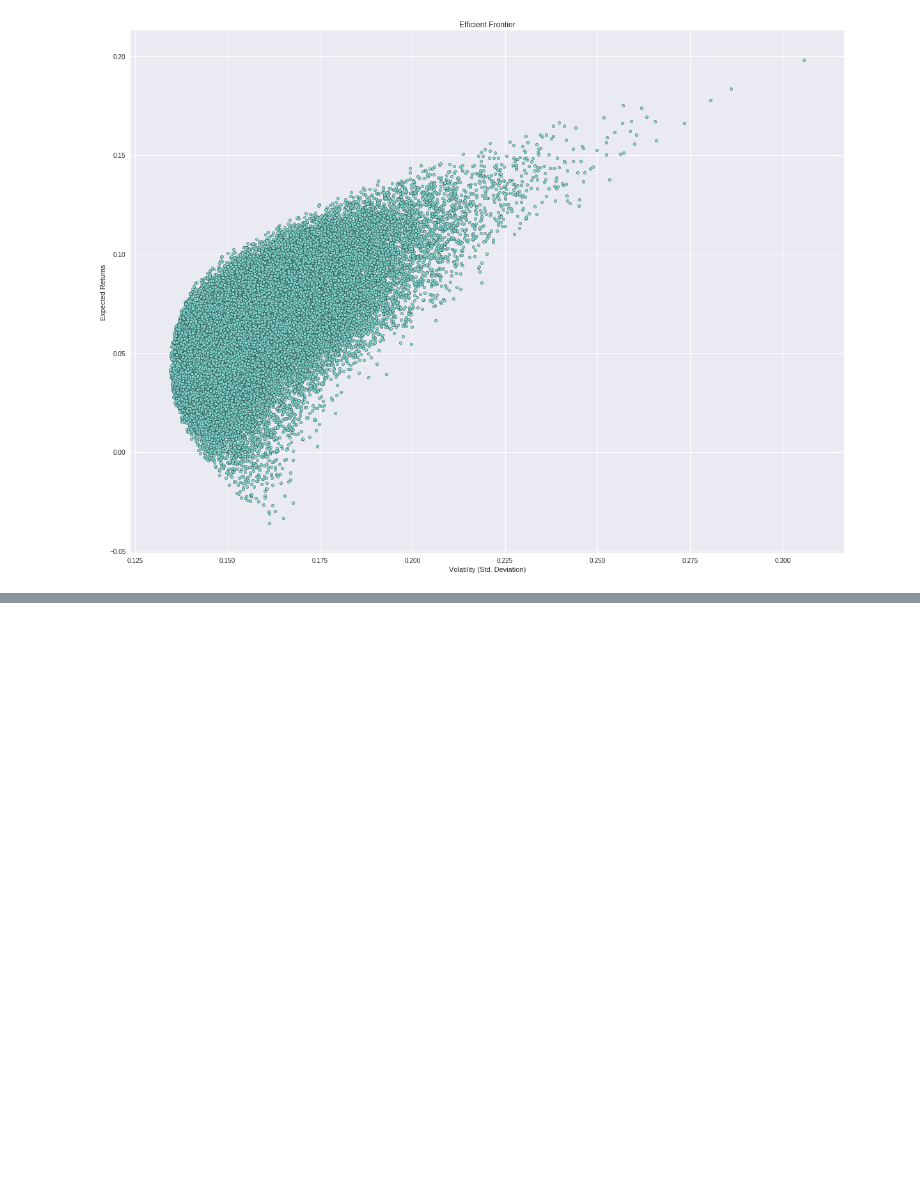
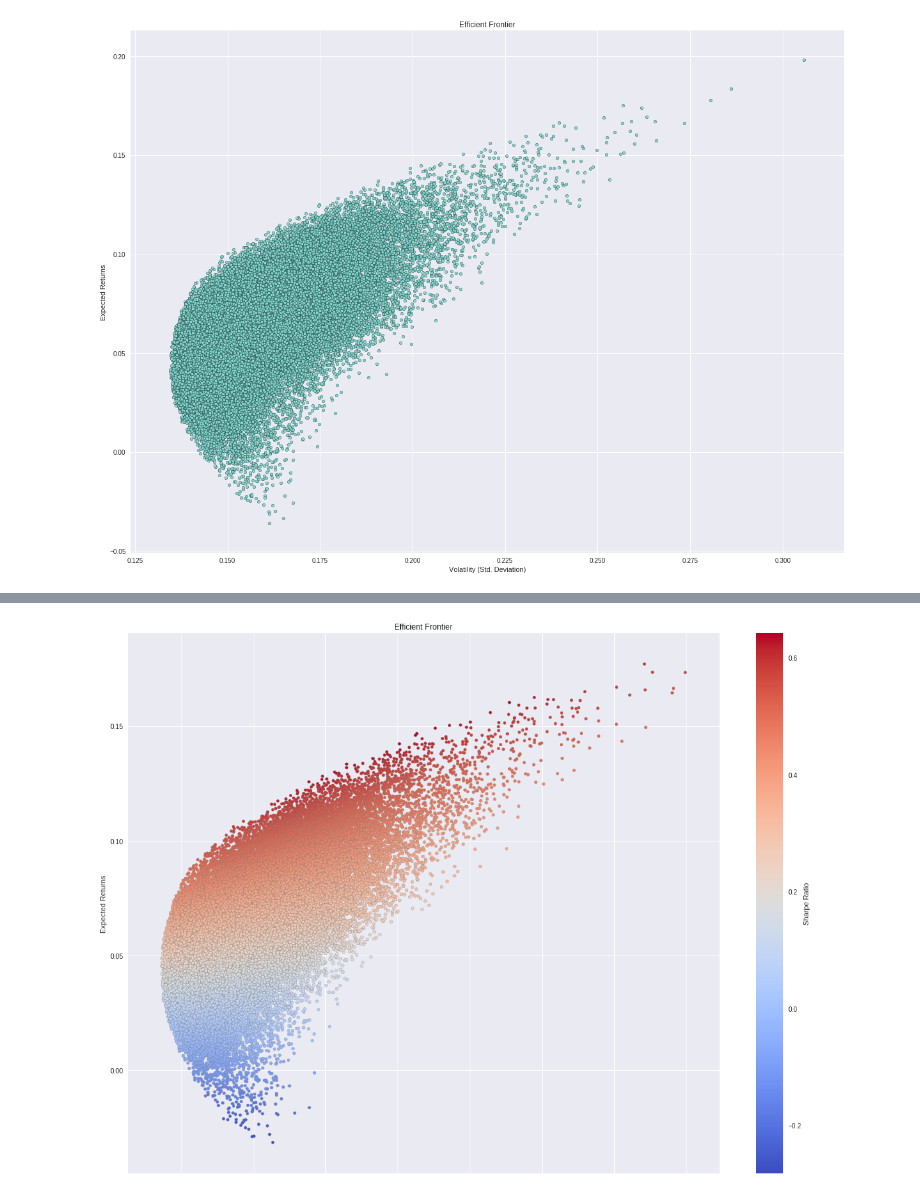
Before and after one commit to clara-ming/19.03.11, a Jupyter notebook: Untitled0.ipynb, the cells around one changed output, grey strips where cells are left out. Drawn from its saved outputs; the diff is of its cells as text; code cells hidden in the pictures; blank space fills up the shorter version.

```diff
--- a/Untitled0.ipynb
+++ b/Untitled0.ipynb
@@ -221,0 +277,13 @@ plt.show()
+# %%
+
+# plot frontier, max sharpe & min Volatility values with a scatterplot
+plt.style.use('seaborn-dark')
+df.plot.scatter(x='Volatility', y='Returns', c='Sharpe Ratio',
+                cmap='coolwarm', edgecolors='grey', figsize=(20, 15), grid=True)
+#cmap='RdYlGn'
+plt.xlabel('Volatility (Std. Deviation)')
+plt.ylabel('Expected Returns')
+plt.title('Efficient Frontier')
+plt.show()
+# %% [output]
+[figure, added]
```
Also changed, not shown: parts of 5 cells of this notebook.
